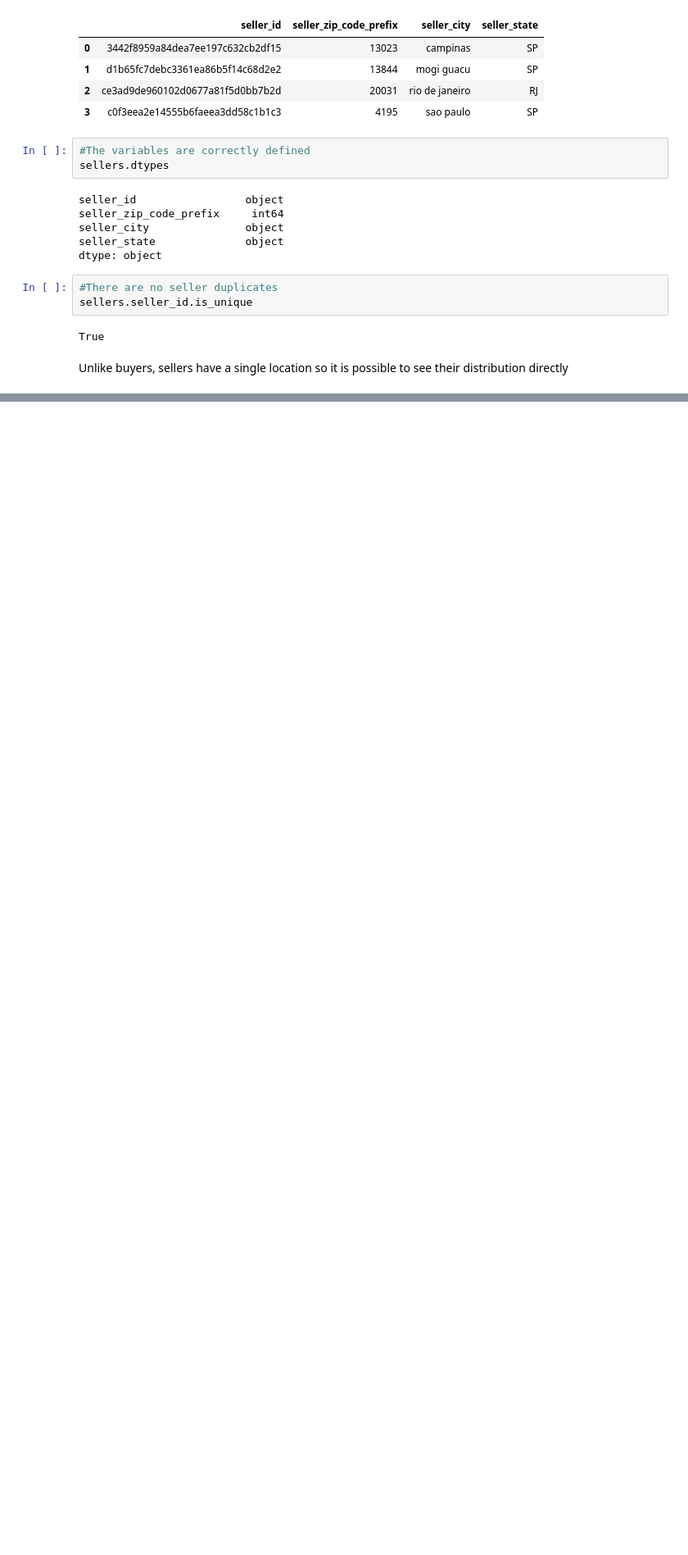
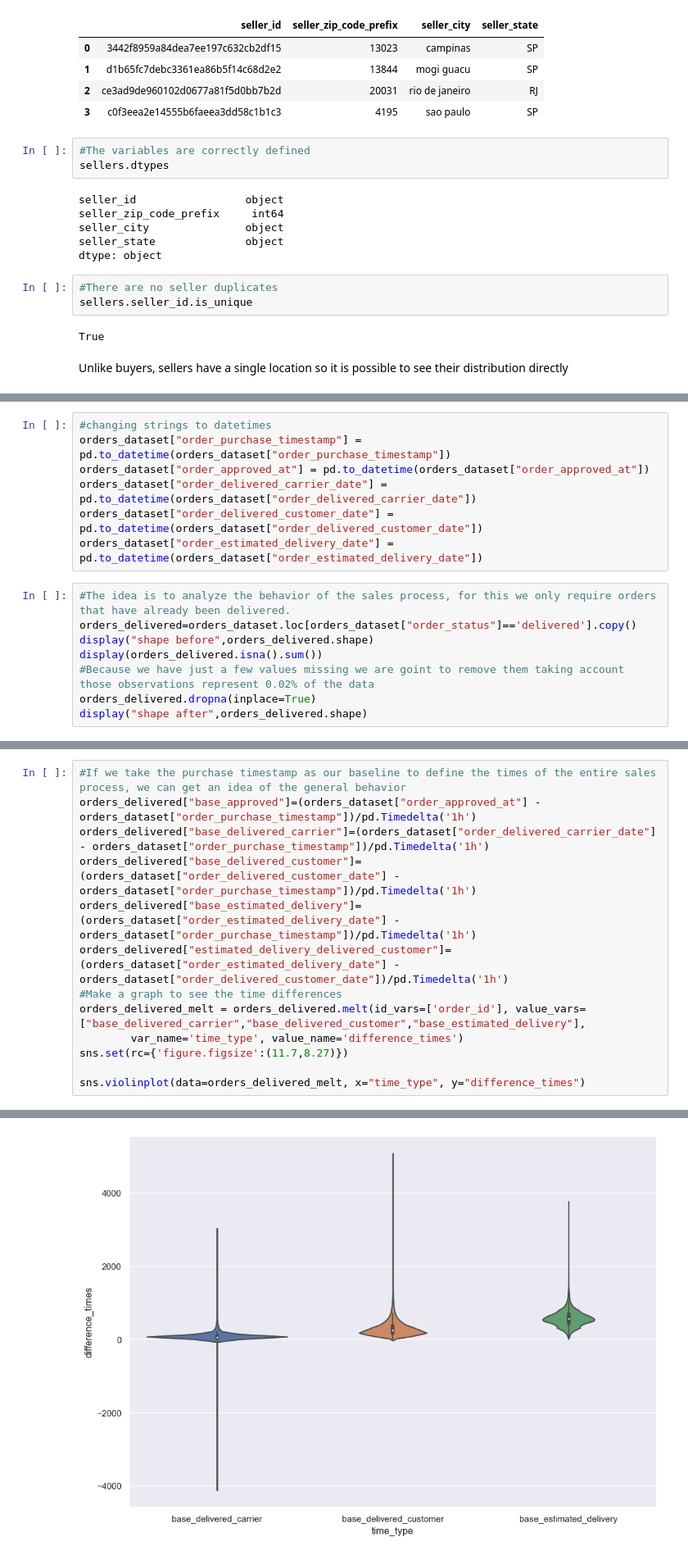
Before and after one commit to lpenuelac/lpenuelac.github.io, a Jupyter notebook: notebook/Project.ipynb, the cells around one changed output, grey strips where cells are left out. Shown at 82% size. Drawn from its saved outputs; the diff is of its cells as text; blank space fills up the shorter version.

```diff
--- a/notebook/Project.ipynb
+++ b/notebook/Project.ipynb
@@ -293,0 +424,15 @@ There is still a lot of data to view. Is it possible that the value of the order
+# %%
+#changing strings to datetimes
+orders_dataset["order_purchase_timestamp"] = pd.to_datetime(orders_dataset["order_purchase_timestamp"])
+orders_dataset["order_approved_at"] = pd.to_datetime(orders_dataset["order_approved_at"])
+orders_dataset["order_delivered_carrier_date"] = pd.to_datetime(orders_dataset["order_delivered_carrier_date"])
+orders_dataset["order_delivered_customer_date"] = pd.to_datetime(orders_dataset["order_delivered_customer_date"])
+orders_dataset["order_estimated_delivery_date"] = pd.to_datetime(orders_dataset["order_estimated_delivery_date"])
+# %%
+#The idea is to analyze the behavior of the sales process, for this we only require orders that have already been delivered.
+orders_delivered=orders_dataset.loc[orders_dataset["order_status"]=='delivered'].copy()
+display("shape before",orders_delivered.shape)
+display(orders_delivered.isna().sum())
+#Because we have just a few values missing we are goint to remove them taking account those observations represent 0.02% of the data
+orders_delivered.dropna(inplace=True)
+display("shape after",orders_delivered.shape)
@@ -293,0 +453,14 @@ There is still a lot of data to view. Is it possible that the value of the order
+# %%
+#If we take the purchase timestamp as our baseline to define the times of the entire sales process, we can get an idea of the general behavior
+orders_delivered["base_approved"]=(orders_dataset["order_approved_at"] - orders_dataset["order_purchase_timestamp"])/pd.Timedelta('1h')
+orders_delivered["base_delivered_carrier"]=(orders_dataset["order_delivered_carrier_date"] - orders_dataset["order_purchase_timestamp"])/pd.Timedelta('1h')
+orders_delivered["base_delivered_customer"]=(orders_dataset["order_delivered_customer_date"] - orders_dataset["order_purchase_timestamp"])/pd.Timedelta('1h')
+orders_delivered["base_estimated_delivery"]=(orders_dataset["order_estimated_delivery_date"] - orders_dataset["order_purchase_timestamp"])/pd.Timedelta('1h')
+orders_delivered["estimated_delivery_delivered_customer"]=(orders_dataset["order_estimated_delivery_date"] - orders_dataset["order_delivered_customer_date"])/pd.Timedelta('1h')
+#Make a graph to see the time differences
+orders_delivered_melt = orders_delivered.melt(id_vars=['order_id'], value_vars=["base_delivered_carrier","base_delivered_customer","base_estimated_delivery"],
+        var_name='time_type', value_name='difference_times')
+sns.set(rc={'figure.figsize':(11.7,8.27)})
+
+sns.violinplot(data=orders_delivered_melt, x="time_type", y="difference_times")
+# %% [output]
@@ -293,0 +468 @@ There is still a lot of data to view. Is it possible that the value of the order
+[figure, added]
```
Also changed, not shown: parts of 32 cells of this notebook, 2 other files.
